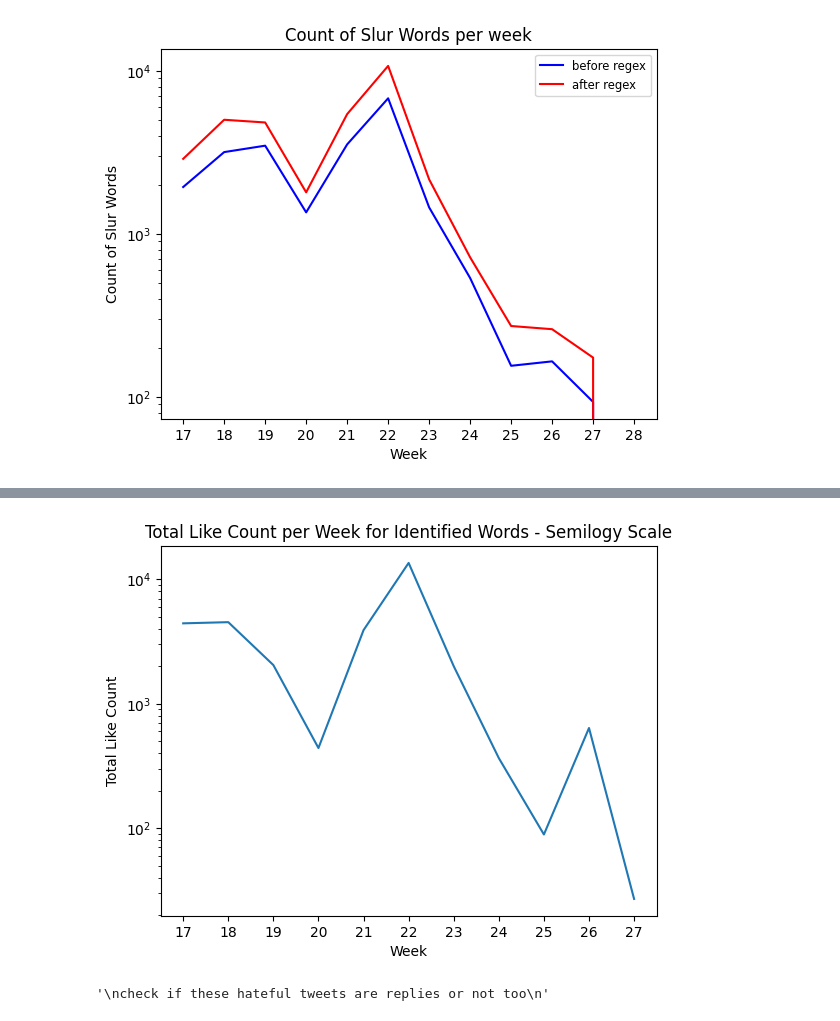
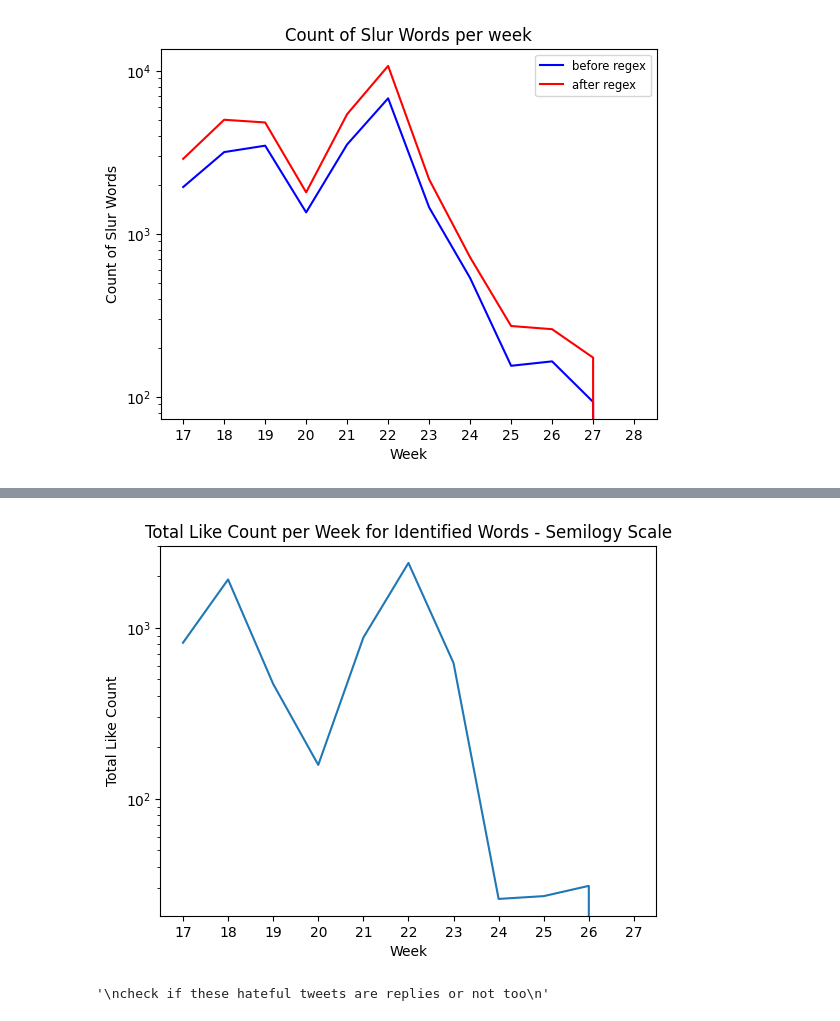
Before and after one commit to aatmanvaidya/Sentiment-Analysis-of-Online-Harassment-Towards-Women-Wrestlers, a Jupyter notebook: youtube_comments_analysis.ipynb, the cells around one changed output, grey strips where cells are left out. Drawn from its saved outputs; the diff is of its cells as text; code cells hidden in the pictures.

```diff
--- a/youtube_comments_analysis.ipynb
+++ b/youtube_comments_analysis.ipynb
@@ -354,7 +374,7 @@ The slur list has 506 words consisting of different languages.
 # %% [markdown]
 ### Looking at use of slur_words accross the timeline.
 # %%
-timeDf = df[['videoId','textOriginal','authorChannelId', 'likeCount', 'publishedAt', 'updatedAt', 'commentId']]
+timeDf = df[['videoId','textOriginal','authorChannelId', 'likeCount', 'publishedAt', 'updatedAt','parentId', 'commentId']]
 # %%
 # Convert time from  ISO 8601 to a datetime object
 timeDf['NewDateTime'] = pd.to_datetime(timeDf['publishedAt'])
@@ -460,5 +502,6 @@ plt.show()
 # Lets now look at the like counts accross the timeline of these hateful tweets.
 # %%
 word_likes_per_week = {}
+top_sentences_per_week = []
 # %%
 timeDf['likeCount'] = timeDf['likeCount'].astype(int)
@@ -467,3 +514,6 @@ from collections import defaultdict
+# %%
+pattern = r"(?i)\b(" + '|'.join(slur_words) + r")\b"
+compiled_pattern = re.compile(pattern, re.IGNORECASE)
 # %%
 %%time
 for index, row in timeDf.iterrows():
@@ -471,6 +521,8 @@ for index, row in timeDf.iterrows():
     week = row['week']
     like_count = row['likeCount']
     matches = compiled_pattern.findall(text)
+    if matches:
+        top_sentences_per_week.append([text, matches, like_count, week])
     for word in matches:
         if week not in word_likes_per_week:
             word_likes_per_week[week] = 0
@@ -509,11 +549,11 @@ plt.show()
 # %%
-plt.semilogy(x[2:], y[2:])
+plt.semilogy(x[1:], y[1:])
 plt.xlabel('Week')
 plt.ylabel('Total Like Count')
 plt.title('Total Like Count per Week for Identified Words - Semilogy Scale')
-plt.xticks(x[2:])
+plt.xticks(x[1:])
 plt.show()
 # %% [output]
-[figure, old version]
+[figure, new version]
 # %%
 # These plots could be showing these results because it could be also from the bias in dataset sampling.
```
Also changed, not shown: parts of 55 cells of this notebook, 1 other file.
